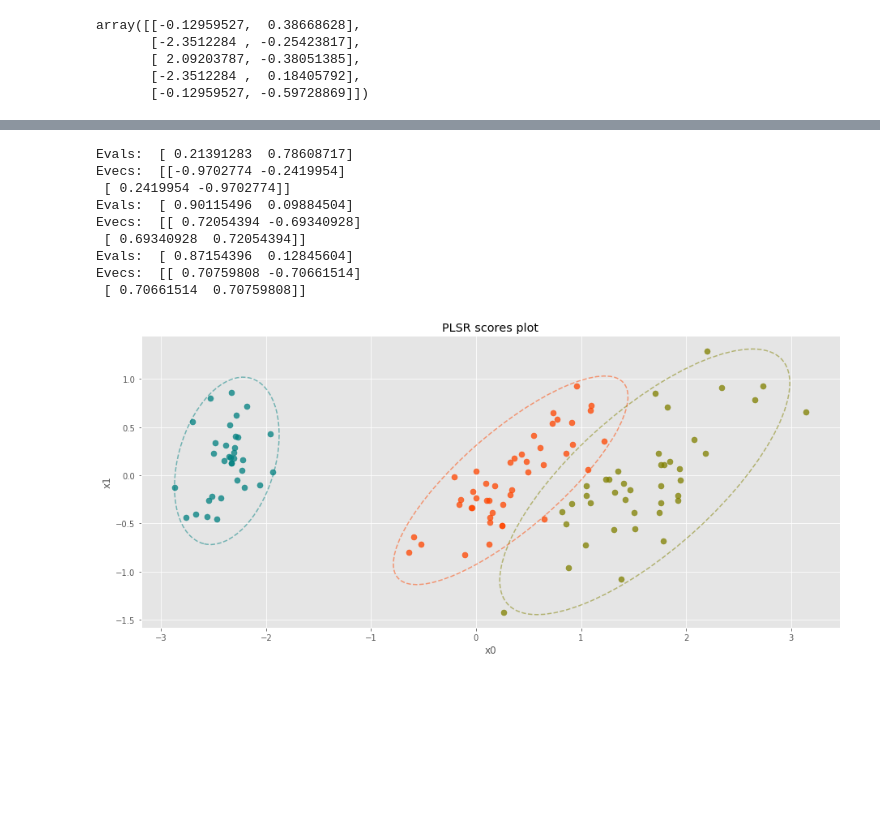
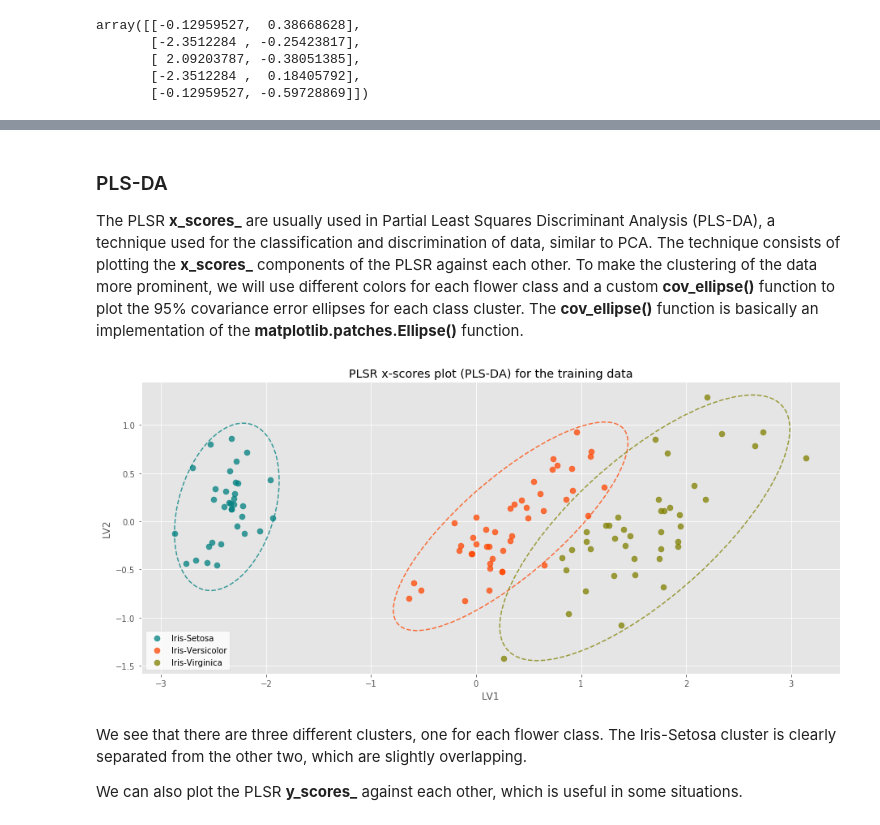
Before and after one commit to lepa22/jupyter-notebooks, a Jupyter notebook: pls-iris.ipynb, the cells around one changed output, grey strips where cells are left out. Saved outputs shown, nothing was run; the diff lists cells and outputs as text; code cells hidden in the pictures; blank space fills up the shorter version.

```diff
--- a/pls-iris.ipynb
+++ b/pls-iris.ipynb
@@ -365,0 +353,4 @@ def ellipse(x, y, color):
+# %% [markdown]
+### PLS-DA
+
+The PLSR **x\_scores\_** are usually used in Partial Least Squares Discriminant Analysis (PLS-DA), a technique used for the classification and discrimination of data, similar to PCA. The technique consists of plotting the **x\_scores\_** components of the PLSR against each other. To make the clustering of the data more prominent, we will use different colors for each flower class and a custom **cov_ellipse()** function to plot the 95% covariance error ellipses for each class cluster. The **cov_ellipse()** function is basically an implementation of the **matplotlib.patches.Ellipse()** function.
@@ -366,28 +426,42 @@ def ellipse(x, y, color):
+# %%
+# colors
+colors = {0: 'teal',
+          1: 'orangered',
+          2: 'olive'}
+# classes
+classes = {0: 'Iris-Setosa',
+           1: 'Iris-Versicolor',
+           2: 'Iris-Virginica'}
 # %%
-fig = plt.figure(figsize=(13, 6))
+fig = plt.figure(figsize=(13, 6))  # set figure and its size
 
-plt.title('PLSR scores plot')
+plt.title('PLSR x-scores plot (PLS-DA) for the training data')  # plot title
 
 for key in colors:
-    plt.scatter(pls.x_scores_[y_train.target == key, 0], pls.x_scores_[
-                y_train.target == key, 1], color=colors[key], s=50, alpha=0.75)
-    ellipse(pls.x_scores_[y_train.target == key, 0], pls.x_scores_[
-            y_train.target == key, 1], color=colors[key])
+    # scatter plot
+    plt.scatter(pls.x_scores_[y_train.target == key, 0],  # x-axis values
+                pls.x_scores_[y_train.target == key, 1],  # y-axis values
+                color=colors[key],  # color
+                s=50,  # marker size
+                alpha=0.75,  # transparency
+                label=classes[key])
+    # error ellipse
+    cov_ellipse(pls.x_scores_[y_train.target == key, 0],  # x origin
+                pls.x_scores_[y_train.target == key, 1],  # y origin
+                edgecolor=colors[key],  # line color
+                linestyle='--',  # line style
+                alpha=0.75)  # transparency
 
-plt.xlabel('x0')
-plt.ylabel('x1')
+plt.xlabel('LV1')  # x-axis label
+plt.ylabel('LV2')  # y-axis label
 
-plt.tight_layout()
-plt.show()
+plt.legend(facecolor='white')  # plot legend
+plt.tight_layout()  # set tight layout
+plt.show()  # show plot
 # %% [output]
-Evals:  [ 0.21391283  0.78608717]
-Evecs:  [[-0.9702774 -0.2419954]
- [ 0.2419954 -0.9702774]]
-Evals:  [ 0.90115496  0.09884504]
-Evecs:  [[ 0.72054394 -0.69340928]
- [ 0.69340928  0.72054394]]
-Evals:  [ 0.87154396  0.12845604]
-Evecs:  [[ 0.70759808 -0.70661514]
- [ 0.70661514  0.70759808]]
-[figure, old version]
+[figure, new version]
+# %% [markdown]
+We see that there are three different clusters, one for each flower class. The Iris-Setosa cluster is clearly separated from the other two, which are slightly overlapping.
+
+We can also plot the PLSR **y\_scores\_** against each other, which is useful in some situations.
 # %%
```
Also changed, not shown: parts of 43 cells of this notebook.
